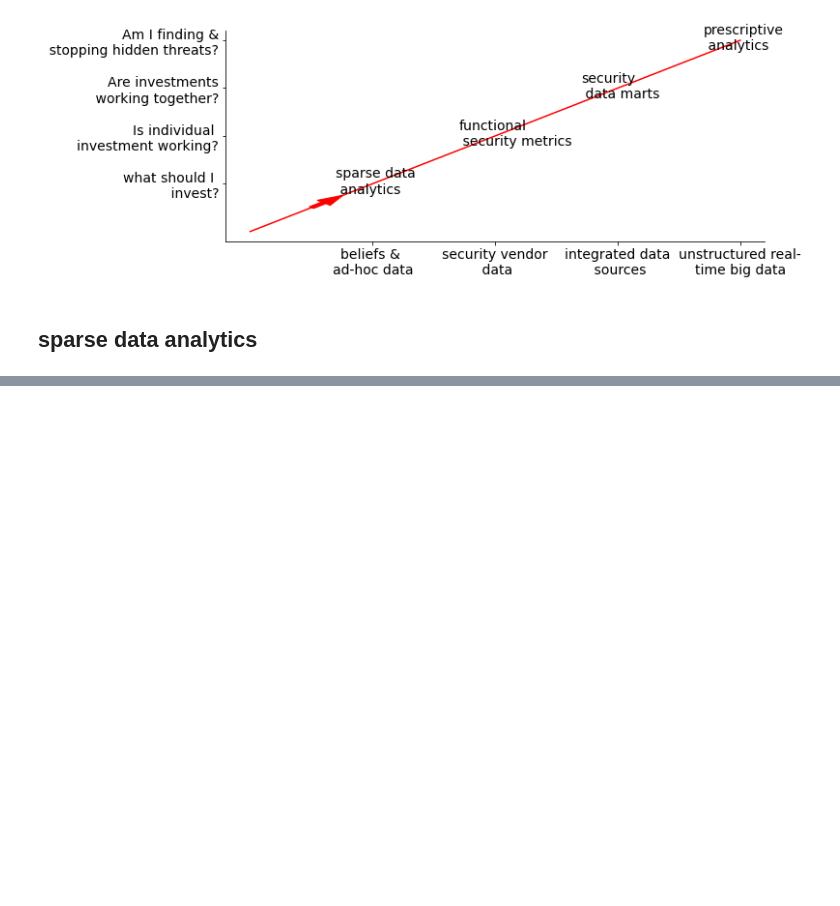
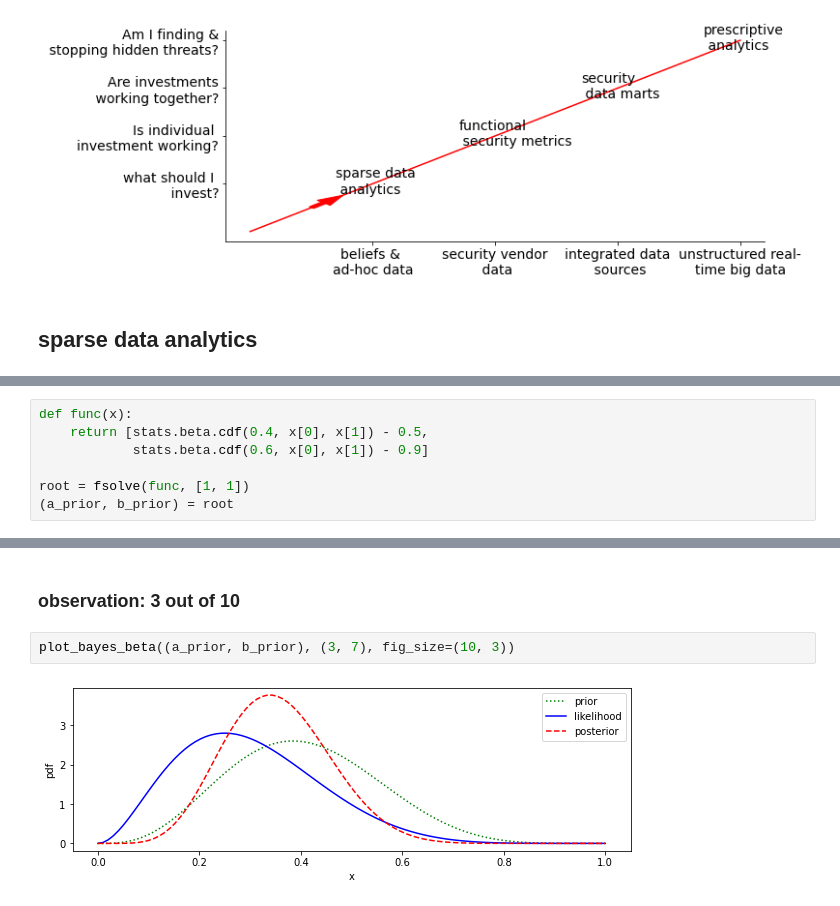
Before and after one commit to hao-wang/htma-cybersecurity, a Jupyter notebook: chap_10.ipynb, the cells around one changed output, grey strips where cells are left out. Cells and saved outputs as stored; diff of their text form; blank space fills up the shorter version.

```diff
--- a/chap_10.ipynb
+++ b/chap_10.ipynb
@@ -56,0 +47,7 @@ plot_maturity(xlabels, ylabels, tick_size=14, fig_size=(10, 4),
+# %%
+def func(x):
+    return [stats.beta.cdf(0.4, x[0], x[1]) - 0.5,
+            stats.beta.cdf(0.6, x[0], x[1]) - 0.9]
+
+root = fsolve(func, [1, 1])
+(a_prior, b_prior) = root
@@ -56,0 +78,6 @@ plot_maturity(xlabels, ylabels, tick_size=14, fig_size=(10, 4),
+# %% [markdown]
+### observation: 3 out of 10
+# %%
+plot_bayes_beta((a_prior, b_prior), (3, 7), fig_size=(10, 3))
+# %% [output]
+[figure, added]
```
Also changed, not shown: parts of 33 cells of this notebook, 3 other files.
